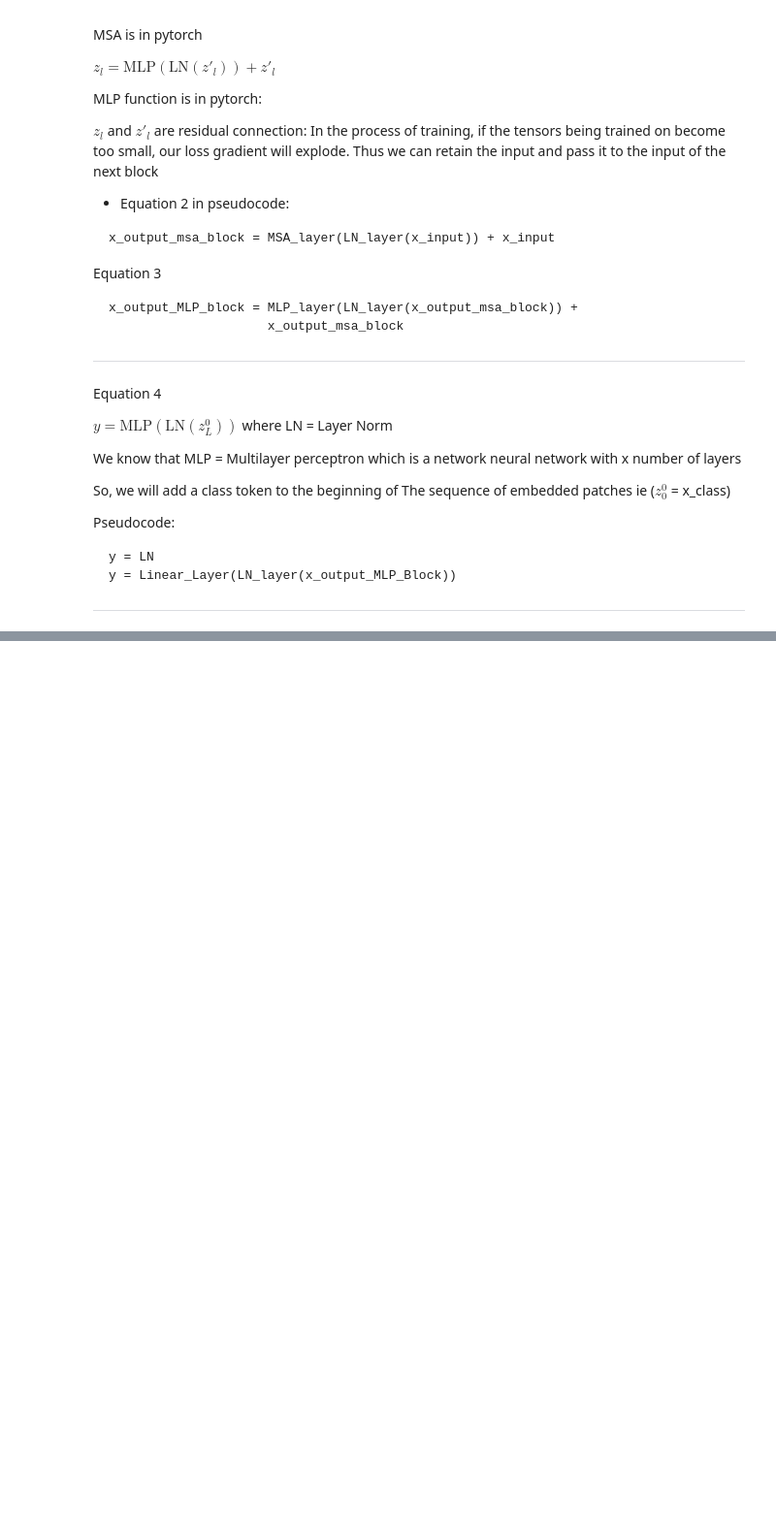
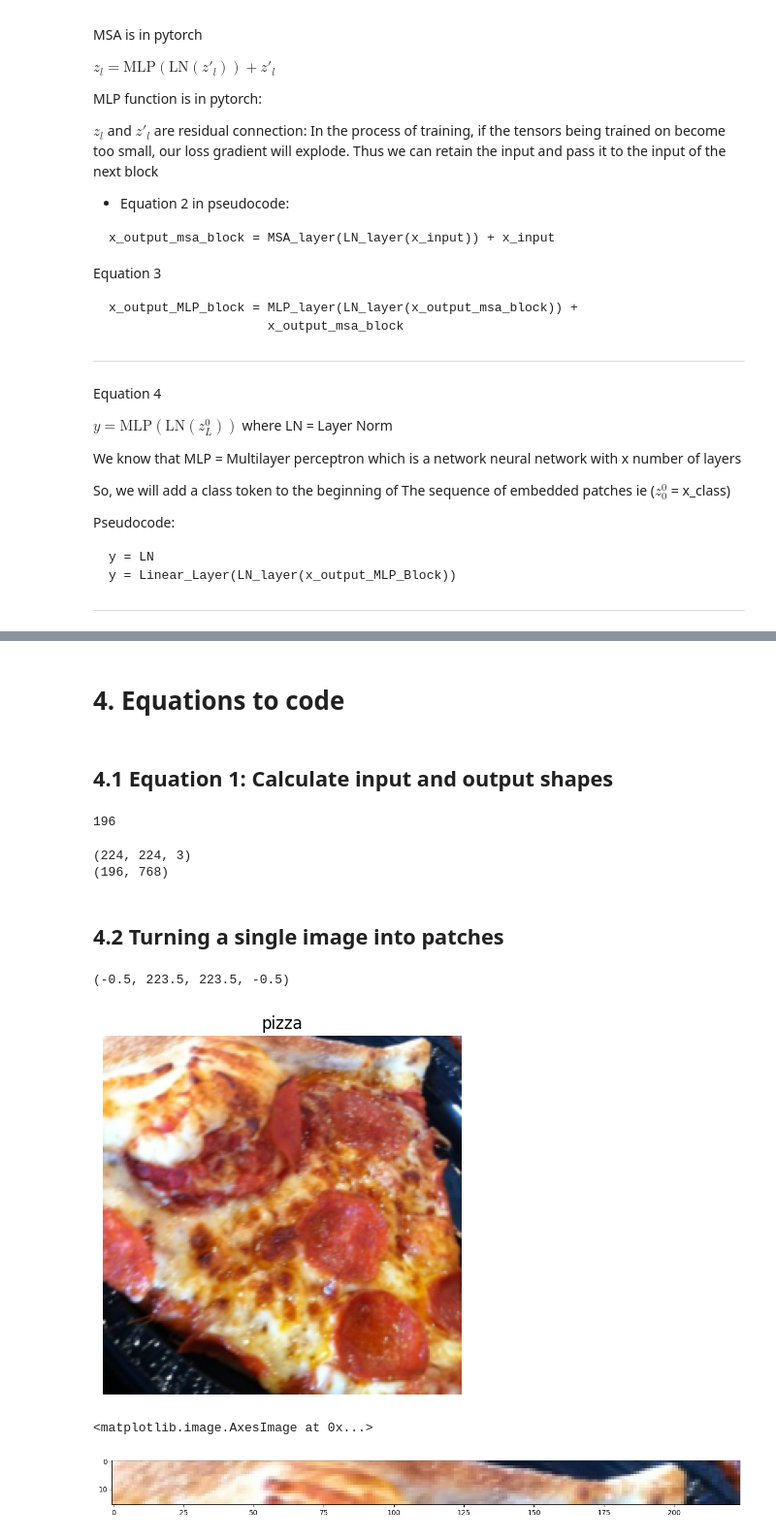
Before and after one commit to BMugo84/pytorch_in_25_hours, a Jupyter notebook: 08_pytorch_paper_replicating.ipynb, the cells around one changed output, grey strips where cells are left out. Shown at 97% size. Saved outputs shown, nothing was run; the diff lists cells and outputs as text; code cells hidden in the pictures; blank space fills up the shorter version.

```diff
--- a/08_pytorch_paper_replicating.ipynb
+++ b/08_pytorch_paper_replicating.ipynb
@@ -305,0 +336,47 @@ y = Linear_Layer(LN_layer(x_output_MLP_Block))
+# %% [markdown]
+# 4. Equations to code
+# %% [markdown]
+## 4.1 Equation 1: Calculate input and output shapes
+# %%
+# create example values
+height = 224
+width = 224
+color_channel = 3
+patch_size = 16
+
+# calculae number of patches
+number_of_patches = int((height * width) / patch_size**2)
+number_of_patches
+# %% [output]
+196
+# %%
+# input shape
+embedding_layer_input_shape = (height, width, color_channel)
+
+# output_shape
+embedding_layer_output_shape = (number_of_patches, (patch_size**2) * color_channel )
+print(embedding_layer_input_shape)
+print(embedding_layer_output_shape)
+# %% [output]
+(224, 224, 3)
+(196, 768)
+# %% [markdown]
+## 4.2 Turning a single image into patches
+# %%
+plt.imshow(image.permute(1,2,0))
+plt.title(class_names[label])
+plt.axis(False)
+# %% [output]
+(-0.5, 223.5, 223.5, -0.5)
+[figure, added]
+# %%
+# get top row of image
+image_permuted = image.permute(1,2,0)
+
+# index to plot the top row of image
+patch_size = 16
+plt.figure(figsize=(patch_size, patch_size))
+plt.imshow(image_permuted[:patch_size, :, :])
+# %% [output]
+<matplotlib.image.AxesImage at 0x...>
+[figure, added]
```
Also changed, not shown: parts of 5 cells of this notebook.
